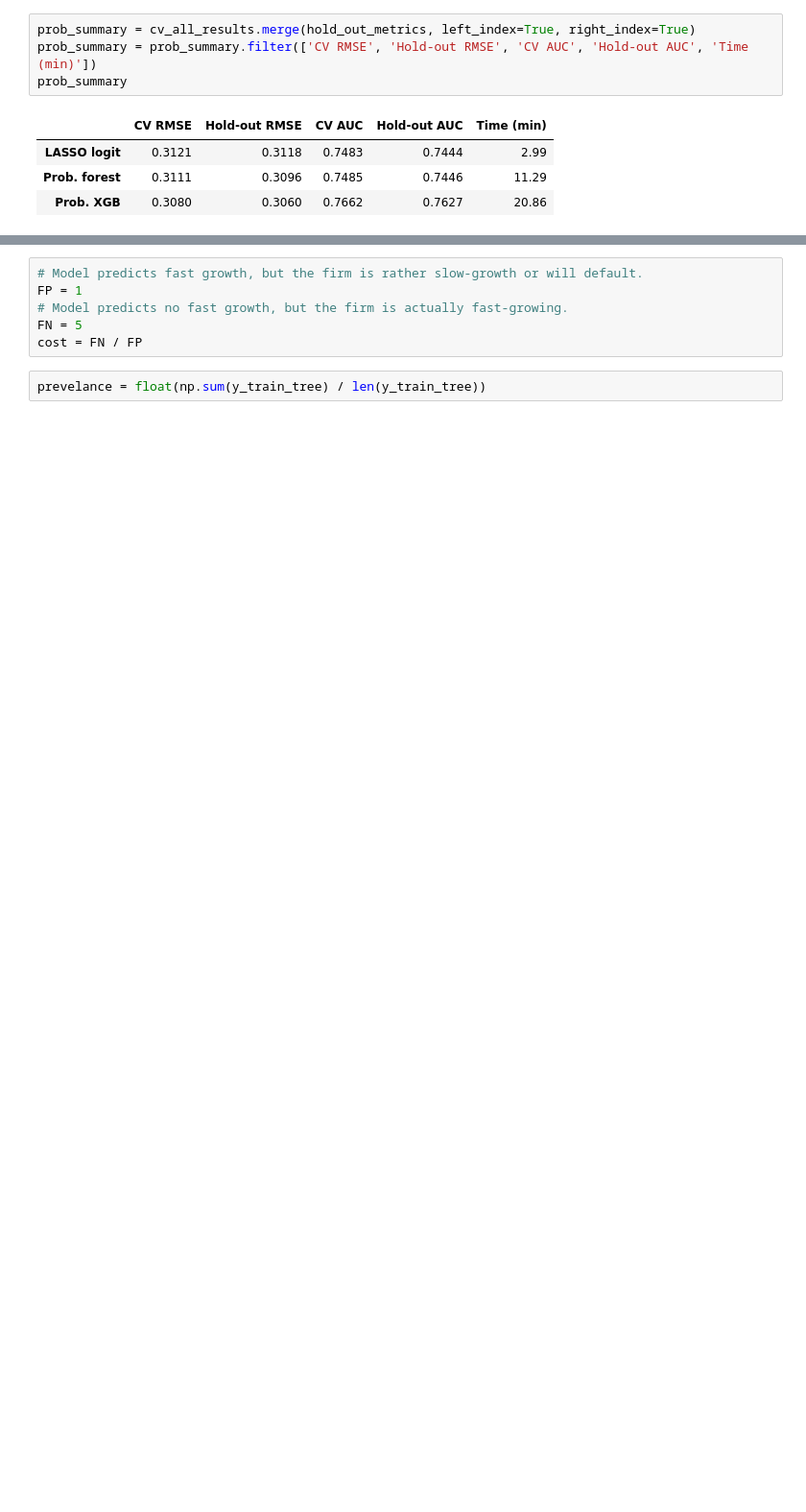
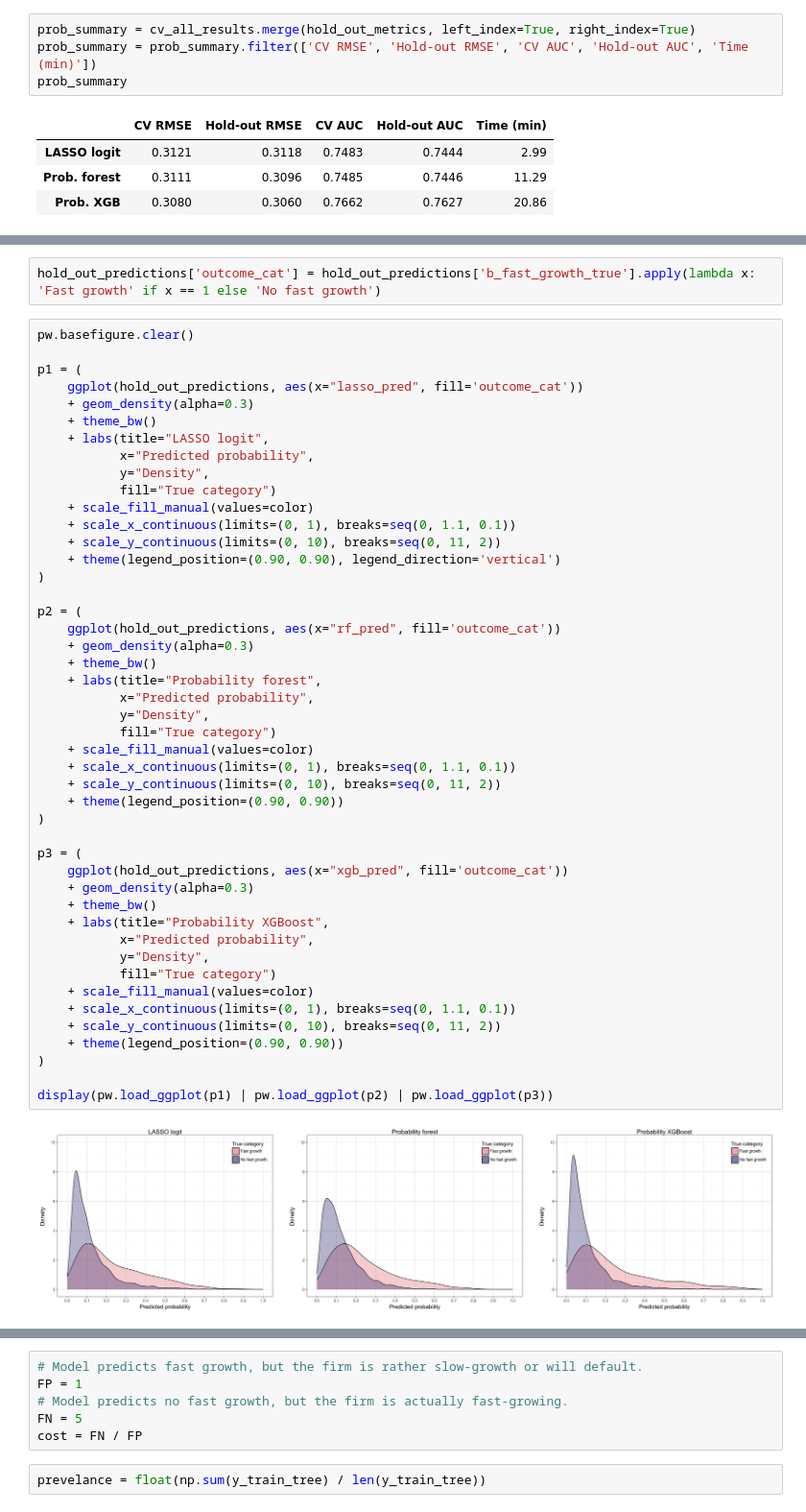
Before and after one commit to marton-nagy-marton/Data-Analysis-3, a Jupyter notebook: Home_Assignment_2/MartonNagy_DA3_HA2_prediction.ipynb, the cells around one changed output, grey strips where cells are left out. Shown at 96% size. Cells and saved outputs as stored; diff of their text form; blank space fills up the shorter version.

```diff
--- a/Home_Assignment_2/MartonNagy_DA3_HA2_prediction.ipynb
+++ b/Home_Assignment_2/MartonNagy_DA3_HA2_prediction.ipynb
@@ -836,3 +880,53 @@ create_calibration_plot(
+# %%
+hold_out_predictions['outcome_cat'] = hold_out_predictions['b_fast_growth_true'].apply(lambda x: 'Fast growth' if x == 1 else 'No fast growth')
+# %%
+pw.basefigure.clear()
+
+p1 = (
+    ggplot(hold_out_predictions, aes(x="lasso_pred", fill='outcome_cat'))
+    + geom_density(alpha=0.3)
+    + theme_bw()
+    + labs(title="LASSO logit",
+           x="Predicted probability",
+           y="Density",
+           fill="True category")
+    + scale_fill_manual(values=color)
+    + scale_x_continuous(limits=(0, 1), breaks=seq(0, 1.1, 0.1))
+    + scale_y_continuous(limits=(0, 10), breaks=seq(0, 11, 2))
+    + theme(legend_position=(0.90, 0.90), legend_direction='vertical')
+)
+
+p2 = (
+    ggplot(hold_out_predictions, aes(x="rf_pred", fill='outcome_cat'))
+    + geom_density(alpha=0.3)
+    + theme_bw()
+    + labs(title="Probability forest",
+           x="Predicted probability",
+           y="Density",
+           fill="True category")
+    + scale_fill_manual(values=color)
+    + scale_x_continuous(limits=(0, 1), breaks=seq(0, 1.1, 0.1))
+    + scale_y_continuous(limits=(0, 10), breaks=seq(0, 11, 2))
+    + theme(legend_position=(0.90, 0.90))
+)
+
+p3 = (
+    ggplot(hold_out_predictions, aes(x="xgb_pred", fill='outcome_cat'))
+    + geom_density(alpha=0.3)
+    + theme_bw()
+    + labs(title="Probability XGBoost",
+           x="Predicted probability",
+           y="Density",
+           fill="True category")
+    + scale_fill_manual(values=color)
+    + scale_x_continuous(limits=(0, 1), breaks=seq(0, 1.1, 0.1))
+    + scale_y_continuous(limits=(0, 10), breaks=seq(0, 11, 2))
+    + theme(legend_position=(0.90, 0.90))
+)
+
+display(pw.load_ggplot(p1) | pw.load_ggplot(p2) | pw.load_ggplot(p3))
+# %% [output]
+[figure, added]
 # %% [markdown]
 ## Classification performance
 
```
Also changed, not shown: parts of 41 cells of this notebook.
